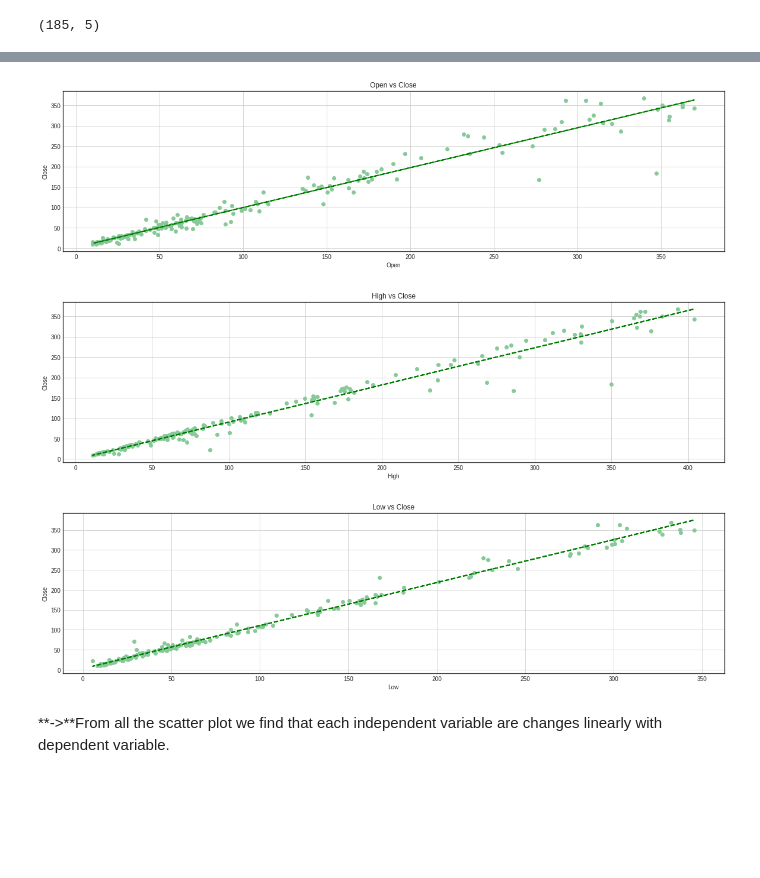
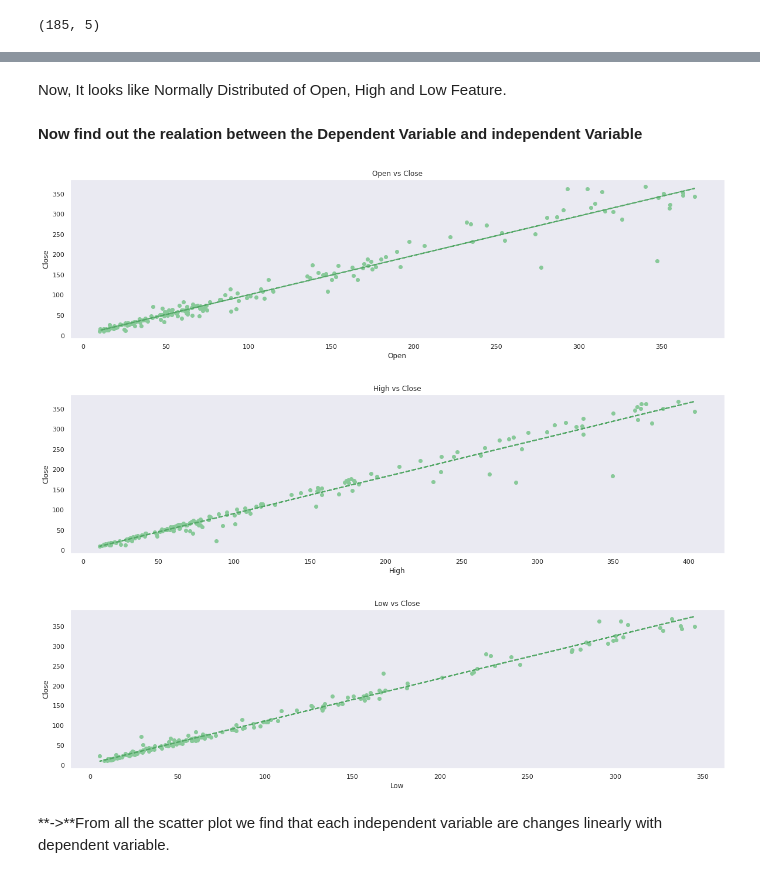
Before and after one commit to Swastik02aug/SML-Regression-Capstone-Project, a Jupyter notebook: project(yes_bank).ipynb, the cells around one changed output, grey strips where cells are left out. Saved outputs shown, nothing was run; the diff lists cells and outputs as text; code cells hidden in the pictures; blank space fills up the shorter version.

```diff
--- a/project(yes_bank).ipynb
+++ b/project(yes_bank).ipynb
@@ -145,3 +169,4 @@ dataset.shape
 # %%
 # convert string object to datetime object
-dataset['Date'] = dataset['Date'].apply(lambda x: datetime.strptime(x, "%b-%y"))
+from datetime import datetime
+df['Date'] = df['Date'].apply(lambda x : datetime.strptime(x, '%b-%y'))
@@ -171,0 +193,4 @@ dataset.head()
+# %%
+sns.set_theme(style="whitegrid")
+sns.set(rc={'figure.figsize':(11.7,8.27)})
+ax = sns.boxplot(data=df, orient="v", palette="Set2")
@@ -184,11 +212,0 @@ plt.show()
-# %%
-#finding month wise distribution of close price
-fig = px.line(dataset,dataset['Date'], dataset['Close'], title='Monthly closing price')
-fig.update_layout(
-    xaxis=dict(title='Year'),
-    yaxis=dict(title='Closing price'),
-    autosize=False,
-    width=1400,
-    height=400)
-
-fig.show()
@@ -199,13 +212,0 @@ fig.show()
-# %%
-# Check for skewness in the dataset
-numeric_features = dataset.describe().columns
-print(numeric_features)
-for col in numeric_features[0:4]:
-    fig = plt.figure(figsize=(9, 6))
-    ax = fig.gca()
-    feature = dataset[col]
-    feature.hist(bins=50, ax = ax)
-    ax.axvline(feature.mean(), color='magenta', linestyle='dashed', linewidth=2)
-    ax.axvline(feature.median(), color='cyan', linestyle='dashed', linewidth=2)
-    ax.set_title(col)
-plt.show()
@@ -218,23 +284,27 @@ Index(['Open', 'High', 'Low', 'Close'], dtype='object')
+# %% [markdown]
+Now, It looks like Normally Distributed of Open, High and Low Feature.
+# %% [markdown]
+**Now find out the realation between the Dependent Variable and independent Variable**
 # %%
 # scatter plot to see the relationship between dependent & independent variables
-for col in dataset.describe().columns[:-1]:
+for col in df.describe().columns[:-1]:
   fig = plt.figure(figsize=(20,5))
   ax = fig.gca()
 
-  plt.scatter(dataset[col], dataset['Close'], color = '#88c999')
+  plt.scatter(df[col], df['Close'], color = '#88c999')
   plt.xlabel(col)
   plt.ylabel('Close')
   ax.set_title('{} vs Close'.format(col))
 
-  z = np.polyfit(dataset[col],dataset['Close'], 1)
-  y_hat = np.poly1d(z)(dataset[col])
-  plt.plot(dataset[col], y_hat, "g--", lw=2)
+  z = np.polyfit(df[col],df['Close'], 1)
+  y_hat = np.poly1d(z)(df[col])
+  plt.plot(df[col], y_hat, "g--", lw=2)
   plt.grid()
 
   plt.show()
 # %% [output]
-[figure, old version]
+[figure, new version]
-[figure, old version]
+[figure, new version]
-[figure, old version]
+[figure, new version]
 # %% [markdown]
 **->**From all the scatter plot we find that each independent variable are changes linearly with dependent variable.
```
Also changed, not shown: parts of 189 cells of this notebook.
